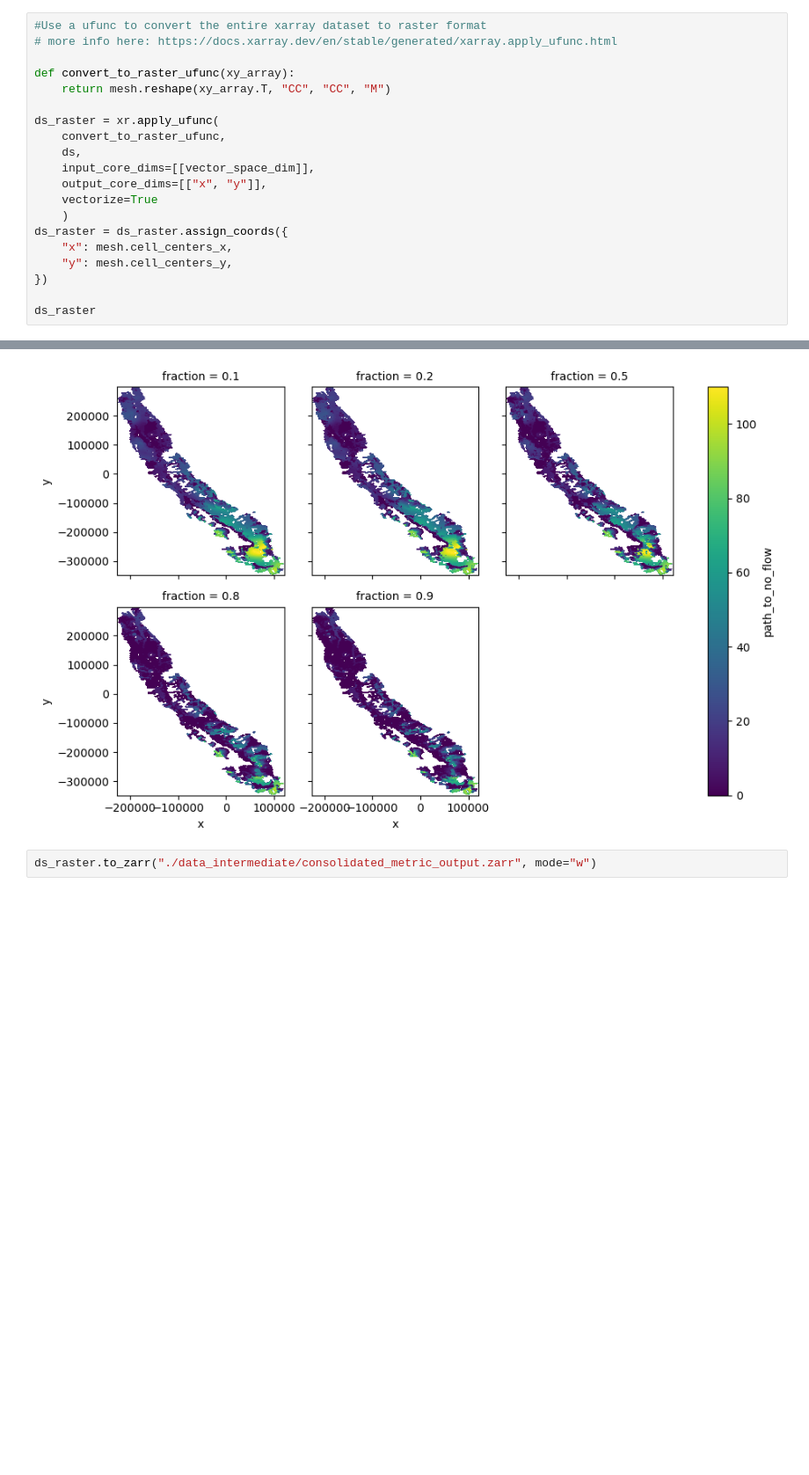
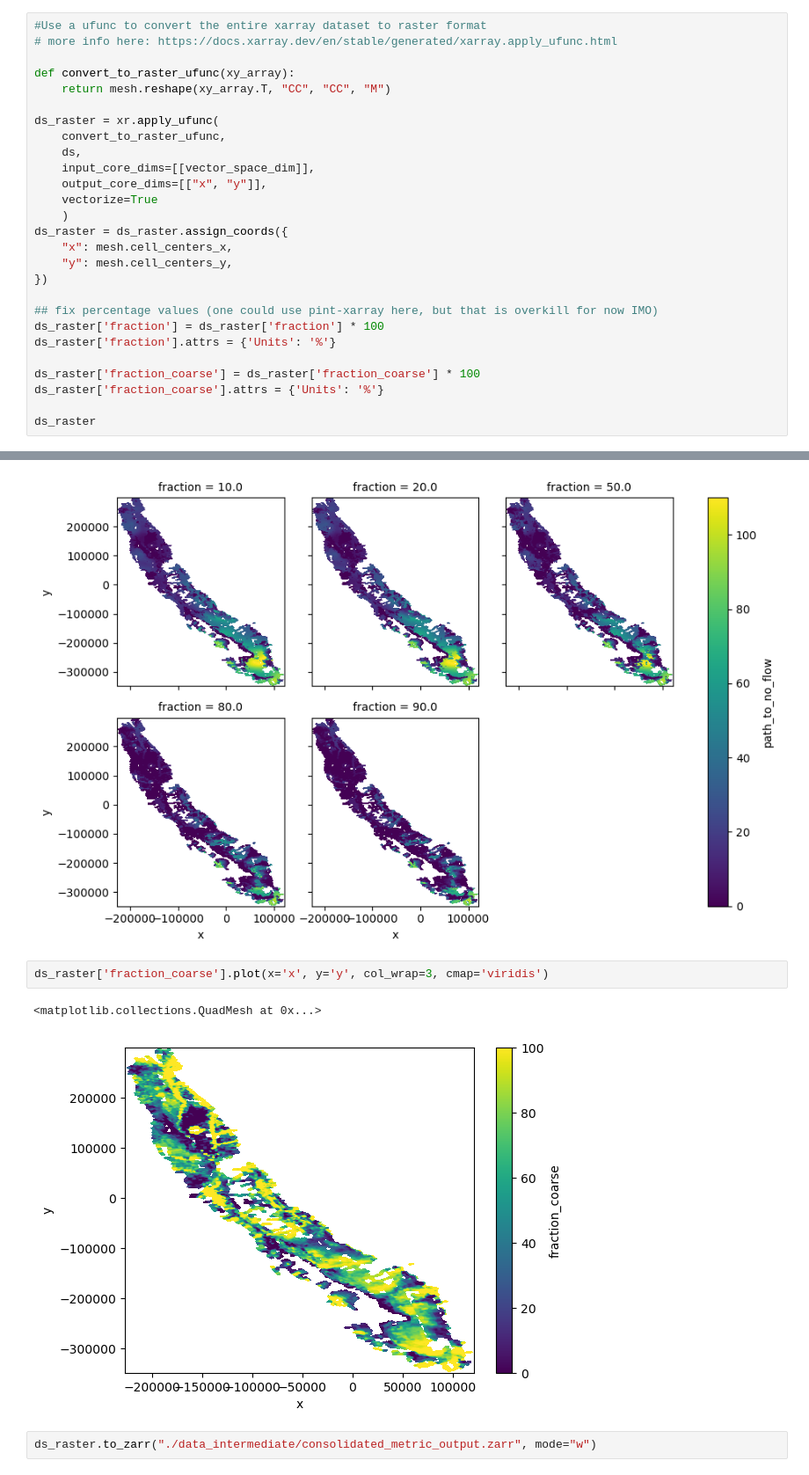
Before and after one commit to curvenote-submit/agu-ess-kang2025, a Jupyter notebook: notebooks/1b_convert_to_zarr.ipynb, the cells around one changed output, grey strips where cells are left out. Shown at 88% size. Cells and saved outputs as stored; diff of their text form; blank space fills up the shorter version.

```diff
--- a/notebooks/1b_convert_to_zarr.ipynb
+++ b/notebooks/1b_convert_to_zarr.ipynb
@@ -67,6 +67,13 @@ ds_raster = ds_raster.assign_coords({
     "y": mesh.cell_centers_y,
 })
 
+## fix percentage values (one could use pint-xarray here, but that is overkill for now IMO)
+ds_raster['fraction'] = ds_raster['fraction'] * 100
+ds_raster['fraction'].attrs = {'Units': '%'}
+
+ds_raster['fraction_coarse'] = ds_raster['fraction_coarse'] * 100
+ds_raster['fraction_coarse'].attrs = {'Units': '%'}
+
 ds_raster
 # %% [output]
 <xarray.Dataset> Size: 124MB
@@ -88,6 +95,11 @@ ds_raster['path_to_no_flow'].plot(col=threshold_dim, x='x', y='y', col_wrap=3, c
 # %% [output]
 <xarray.plot.facetgrid.FacetGrid at 0x...>
 [figure]
+# %%
+ds_raster['fraction_coarse'].plot(x='x', y='y', col_wrap=3, cmap='viridis')
+# %% [output]
+<matplotlib.collections.QuadMesh at 0x...>
+[figure, added]
 # %%
 ds_raster.to_zarr("./data_intermediate/consolidated_metric_output.zarr", mode="w")
 # %% [output]
```
Also changed, not shown: parts of 1 cell of this notebook, 4 other files.
